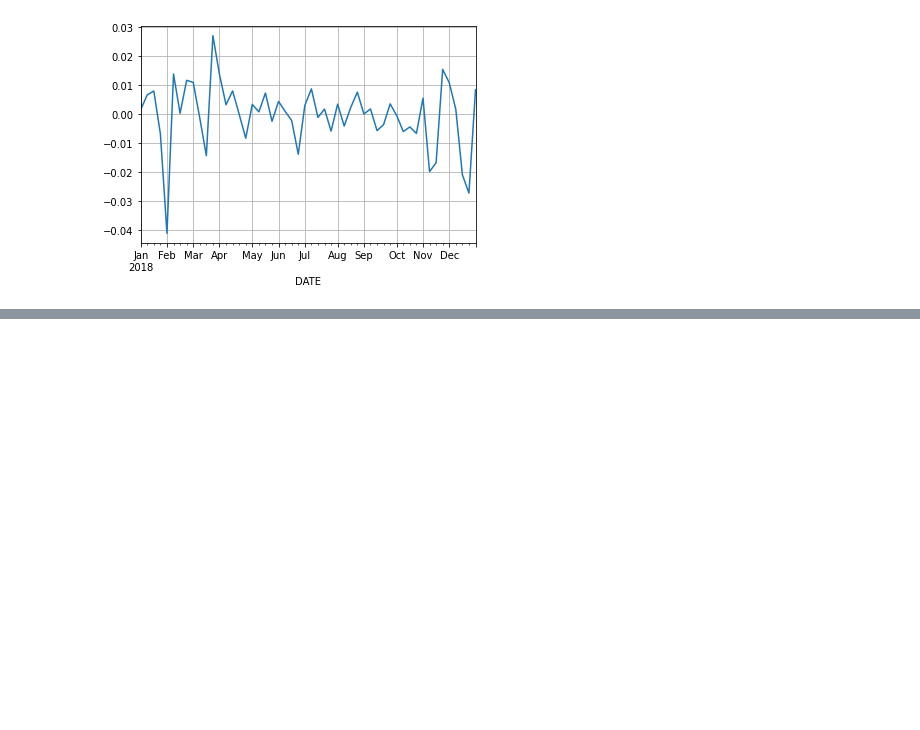
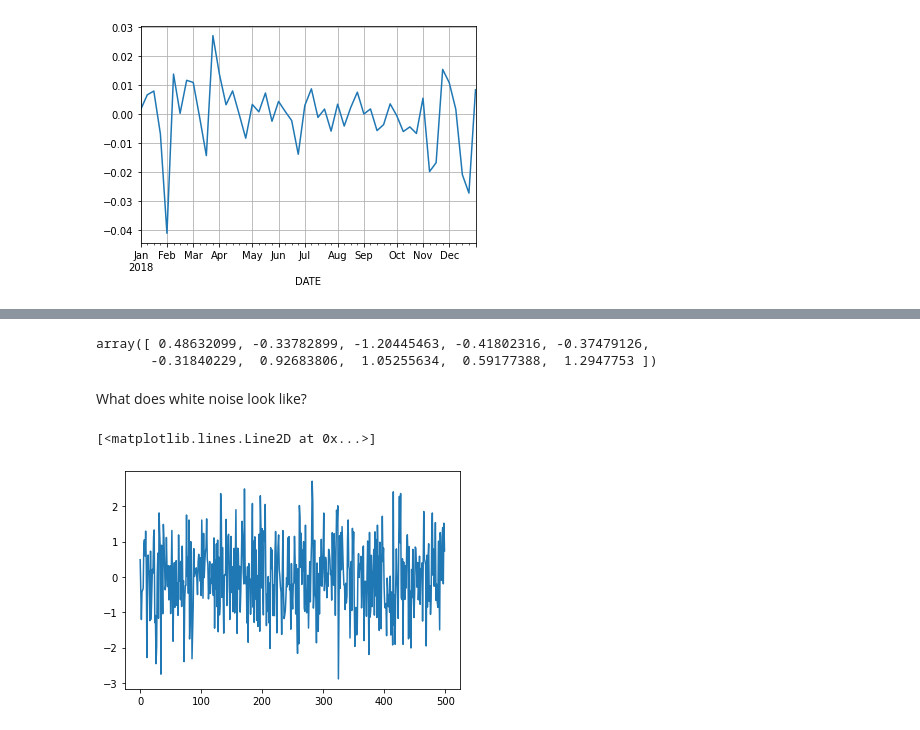
Before and after one commit to flyin01/dc, a Jupyter notebook: time_series_analysis.ipynb, the cells around one changed output, grey strips where cells are left out. Drawn from its saved outputs; the diff is of its cells as text; code cells hidden in the pictures; blank space fills up the shorter version.

Commit message:
added white noise and started random walk

```diff
--- a/time_series_analysis.ipynb
+++ b/time_series_analysis.ipynb
@@ -700,0 +712,14 @@ TBD
+# %%
+import numpy as np
+noise = np.random.normal(loc=0, scale=1, size=500)
+noise[0:10]
+# %% [output]
+array([ 0.48632099, -0.33782899, -1.20445463, -0.41802316, -0.37479126,
+       -0.31840229,  0.92683806,  1.05255634,  0.59177388,  1.2947753 ])
+# %% [markdown]
+What does white noise look like?
+# %%
+plt.plot(noise)
+# %% [output]
+[<matplotlib.lines.Line2D at 0x...>]
+[figure, added]
```
Also changed, not shown: parts of 10 cells of this notebook.
